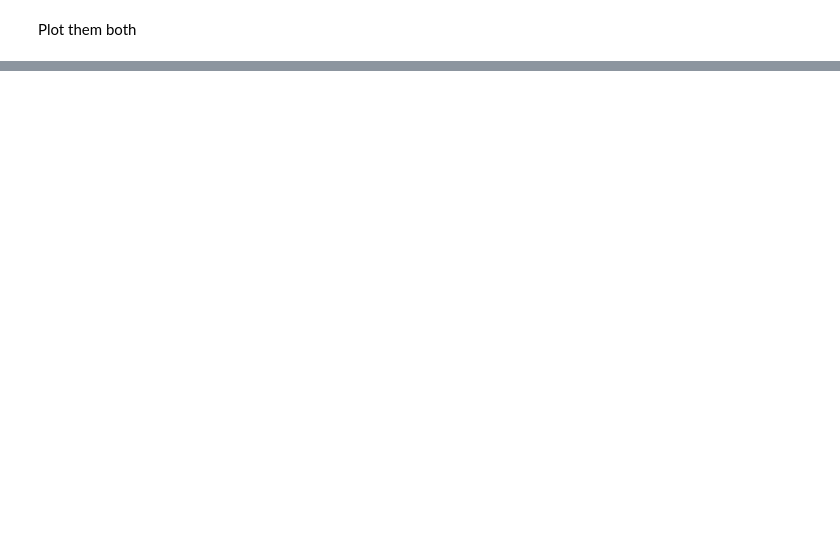
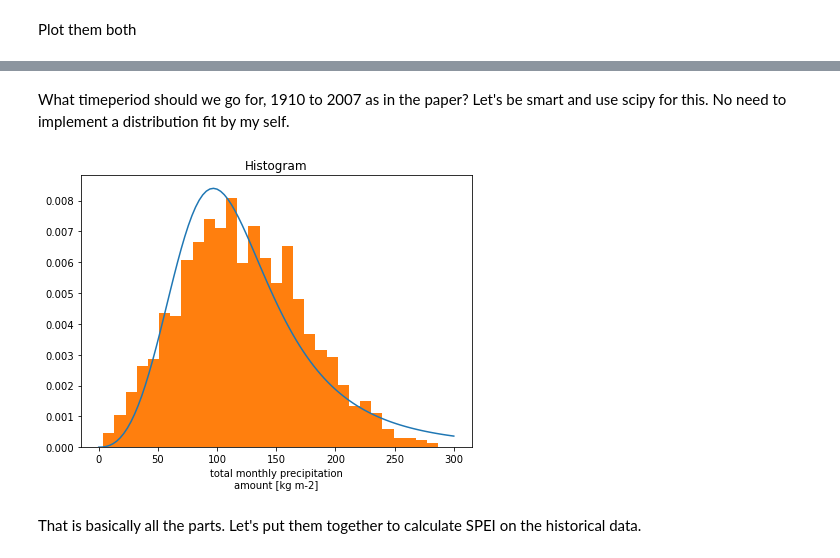
Before and after one commit to Holmgren825/msc_thesis, a Jupyter notebook: notebooks/glaciated_basin_analysis.ipynb, the cells around one changed output, grey strips where cells are left out. Saved outputs shown, nothing was run; the diff lists cells and outputs as text; code cells hidden in the pictures; blank space fills up the shorter version.

```diff
--- a/notebooks/glaciated_basin_analysis.ipynb
+++ b/notebooks/glaciated_basin_analysis.ipynb
@@ -402,0 +436,4 @@ plt.legend();
+# %%
+clim_hist = gdirs[0].get_filepath(filename='climate_historical')
+with xr.open_dataset(clim_hist) as ds:
+    clim_hist_ds = ds.isel(time=slice(0, -1)).load()
@@ -402,0 +460,2 @@ plt.legend();
+# %% [markdown]
+What timeperiod should we go for, 1910 to 2007 as in the paper? Let's be smart and use scipy for this. No need to implement a distribution fit by my self.
@@ -402,0 +465,11 @@ plt.legend();
+# %%
+fit_vars = fisk.fit(clim_hist_ds.prcp)
+# %%
+fig, ax = plt.subplots(figsize=(7, 5))
+x = np.linspace(0, 300, 100)
+ax.plot(x, fisk.pdf(x, *fit_vars));
+clim_hist_ds.prcp.plot.hist(ax=ax, bins=30, density=True);
+# %% [output]
+[figure, added]
+# %% [markdown]
+That is basically all the parts. Let's put them together to calculate SPEI on the historical data.
```
Also changed, not shown: parts of 29 cells of this notebook.
